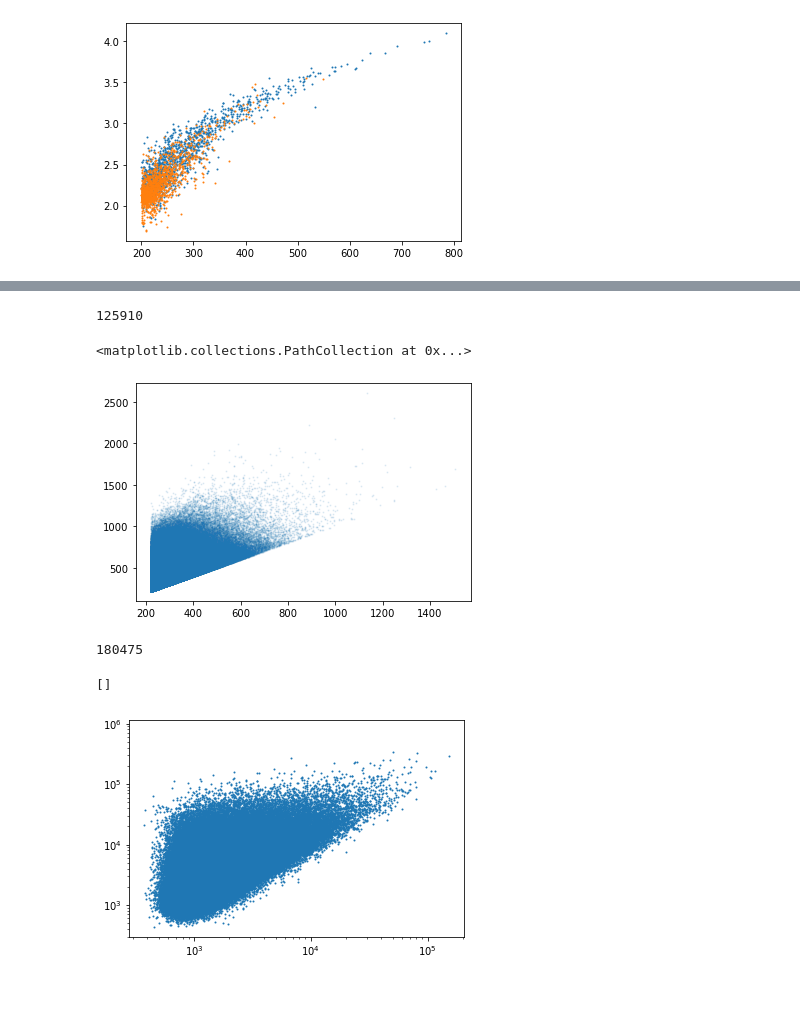
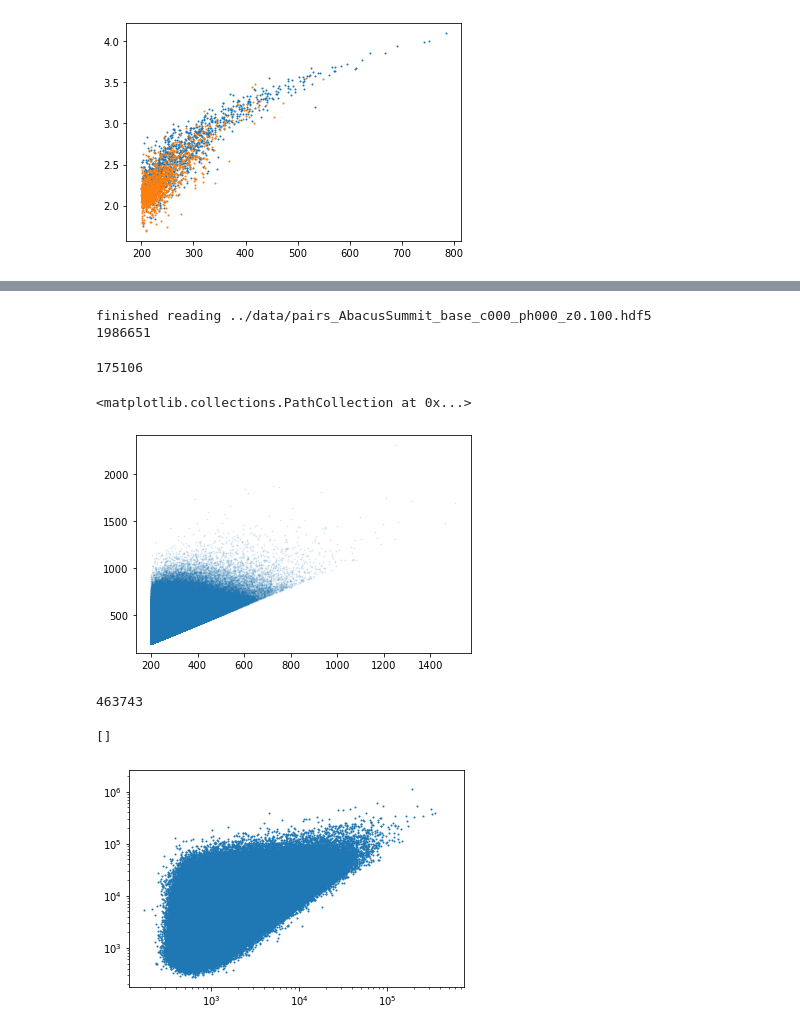
Before and after one commit to forero/LocalGroupKinematics, a Jupyter notebook: nb/explore.ipynb, the cells around one changed output, grey strips where cells are left out. Drawn from its saved outputs; the diff is of its cells as text; code cells hidden in the pictures; blank space fills up the shorter version.

```diff
--- a/nb/explore.ipynb
+++ b/nb/explore.ipynb
@@ -30,23 +30,36 @@ plt.scatter(data['vmax_A'], data['vmax_B'], alpha=1.0, s=1.0)
+# %%
+filename = '../data/pairs_AbacusSummit_base_c000_ph000_z0.100.hdf5'
+data = {}
+f = h5py.File(filename, 'r')
+for k in f.keys():
+    data[k] = f[k][...]
+f.close()
+print('finished reading {}'.format(filename))
+print(len(data['N_A']))
+# %% [output]
+finished reading ../data/pairs_AbacusSummit_base_c000_ph000_z0.100.hdf5
+1986651
 # %%
+ii = (data['N_A']==0)|(data['N_B']==0)
 print(np.count_nonzero((data['N_A']==0)|(data['N_B']==0)))
 # %% [output]
-125910
+175106
 # %%
-plt.scatter(data['vmax_A'], data['vmax_B'], s=1.0, alpha=0.1)
+plt.scatter(data['vmax_A'][~ii], data['vmax_B'][~ii], s=1.0, alpha=0.1)
 # %% [output]
 <matplotlib.collections.PathCollection at 0x...>
-[figure, old version]
+[figure, new version]
 # %%
-ll = (data['vmax_A']<260) & (data['vmax_B']<260)
+ll = (data['vmax_A']<260) & (data['vmax_B']<260) & (~ii)
 print(np.count_nonzero(ll))
 # %% [output]
-180475
+463743
 # %%
 plt.scatter(data['N_A'], data['N_B'], s=1.0)
 plt.loglog()
 # %% [output]
 []
-[figure, old version]
+[figure, new version]
 # %%
 plt.hist((data['vmax_A']-data['vmax_B'])/(data['vmax_A']), log=True)
 # %% [output]
```
Also changed, not shown: parts of 16 cells of this notebook.
